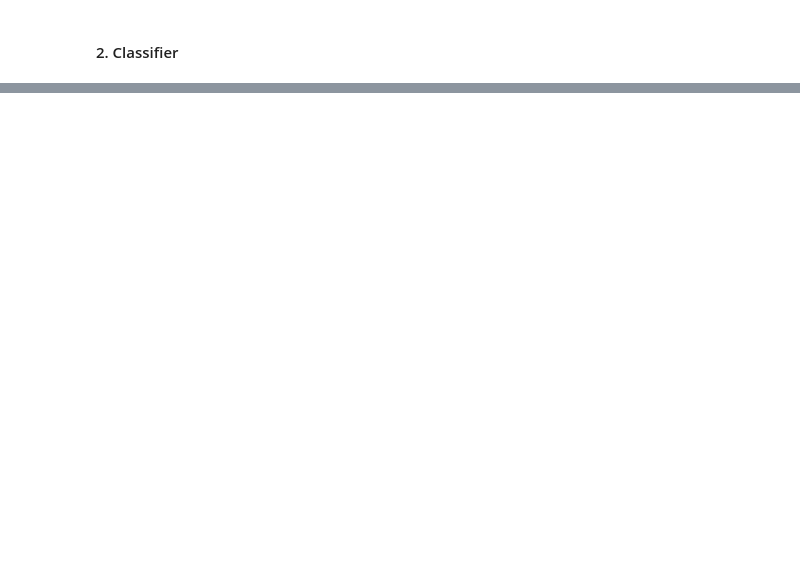
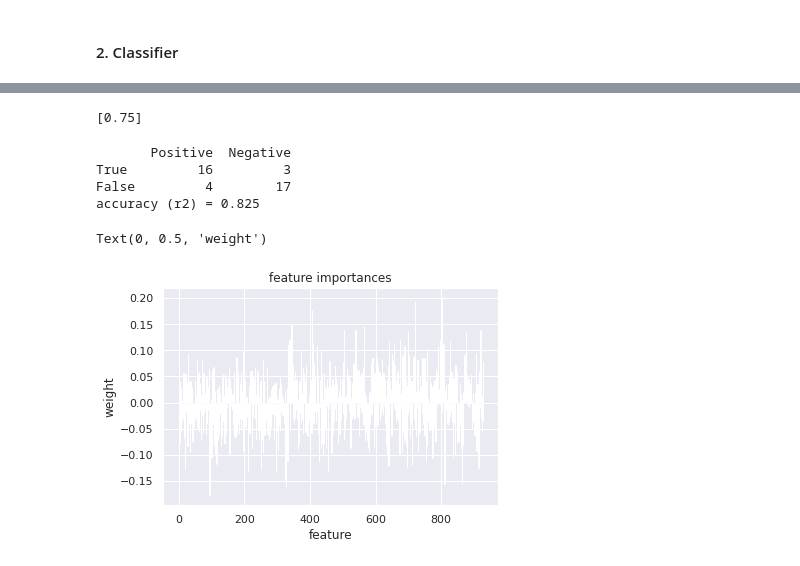
Before and after one commit to Xanthylajoie/sex_diff, a Jupyter notebook: Final_sexdiff_code.ipynb, the cells around one changed output, grey strips where cells are left out. Saved outputs shown, nothing was run; the diff lists cells and outputs as text; code cells hidden in the pictures; blank space fills up the shorter version.

```diff
--- a/Final_sexdiff_code.ipynb
+++ b/Final_sexdiff_code.ipynb
@@ -73,6 +60,6 @@ df.to_csv("C:/Users/Utilisateur/Documents/Functional connectivity/Sex_diff_proje
 # %%
 # load dataset containing sex and participant id
-df = pd.read_csv("C:/Users/Utilisateur/Documents/Functional connectivity/Sex_diff_project/Final_HCP_database.csv")
+df = pd.read_csv("/home/xlajoie/Desktop/Final_HCP_database.csv")
 # %%
 df["Gender"]  # should have the whole list
 # %% [output]
@@ -94,12 +97,12 @@ def vector2img4d(vector, brainmask):
 img_tpl = "/data/brambati/dataset/HCP/derivatives/seed-to-voxel-nilearn/results/sub-{0}/sub-{0}_voxelcorrelations.nii.gz"  # à changer
 
 x_correl = []
-
-subject_label = df["subject_label"]
+nb_subjects = 200
+subject_label = df["subject_label"][:nb_subjects]
 
 for sub in tqdm(subject_label):
-    img_path = Path(img_tpl.format(sub))  # format = remplace entre accolades par # sujet
+    img_path = str(Path(img_tpl.format(sub)))  # format = remplace entre accolades par # sujet
     x_correl.append(img4d2vector(img_path, masker))
 
-x_correl = np.array(data)
+x_correl = np.array(x_correl)
 x_correl.shape  # autant de lignes que de sujets, autant de colones (nb region atlas x 8 (seeds))
@@ -106,6 +111,6 @@ x_correl.shape  # autant de lignes que de sujets, autant de colones (nb region a
 # %%
 # prendre sex et le mettre dans une liste
 
-y_sex = df["Gender"]  # maybe list(df["Gender"])
+y_sex = df["Gender"][:nb_subjects]  # maybe list(df["Gender"])
 # %%
 print(sum(y_sex), len(y_sex))  #double check
@@ -127,20 +136,11 @@ print('train:', len(X_train),'test:', len(X_test))
 # %%
-# comparing different # of features for find how many explain the most variance
+score = []
 
-score = []
-max_feature = int(0.9*len(X_train))
-n_components_range = range(0, max_feature, 10) # A range of different values for n_components
+model = LinearSVC()
 
-for n_comp in tqdm(n_components_range):
-    if n_comp == 0:
-        model = LinearSVC(max_iter=2000)
-    else:
-        model = Pipeline([
-            ('feature_selection', PCA(n_comp)),
-            ('prediction', LinearSVC(max_iter=2000))
-                      ])
-    #score = cross_val_score(model, X_train, y_train, cv=10)
-    score.append(cross_val_score(model, X_train, y_train, cv=10, n_jobs = 3).mean())
+#score = cross_val_score(model, X_train, y_train, cv=10)
+score.append(cross_val_score(model, X_train, y_train, cv=10, n_jobs = 3).mean())
 # %%
 print(score)
-x = list(n_components_range)
+# %% [output]
+[0.75]
@@ -154,11 +147,4 @@ best_ncomp
 # %%
-if best_ncomp == 0:
-    model = LinearSVC(max_iter=2000)
-else:
-    model = Pipeline([
-            ('feature_selection', PCA(best_ncomp)),
-            ('prediction', LinearSVC(max_iter=2000))
-                      ])
 model.fit(X_train,y_train) #fit the model/ train the model
 y_pred = model.predict(X_test)
 
@@ -173,7 +159,18 @@ print(df.head())
 
 # print results
 print('accuracy (r2) =', acc)
+# %% [output]
+       Positive  Negative
+True         16         3
+False         4        17
+accuracy (r2) = 0.825
 # %%
-coef= model.coef_[0]
-coef_reshape = np.reshape(coef, (8, 193369))
-coef_reshape
+coef = model.coef_[0]
+
+plt.bar(range(model.coef_.shape[-1]),model.coef_[0])
+plt.title('feature importances')
+plt.xlabel('feature')
+plt.ylabel('weight')
+# %% [output]
+Text(0, 0.5, 'weight')
+[figure, added]
```
Also changed, not shown: parts of 16 cells of this notebook.
